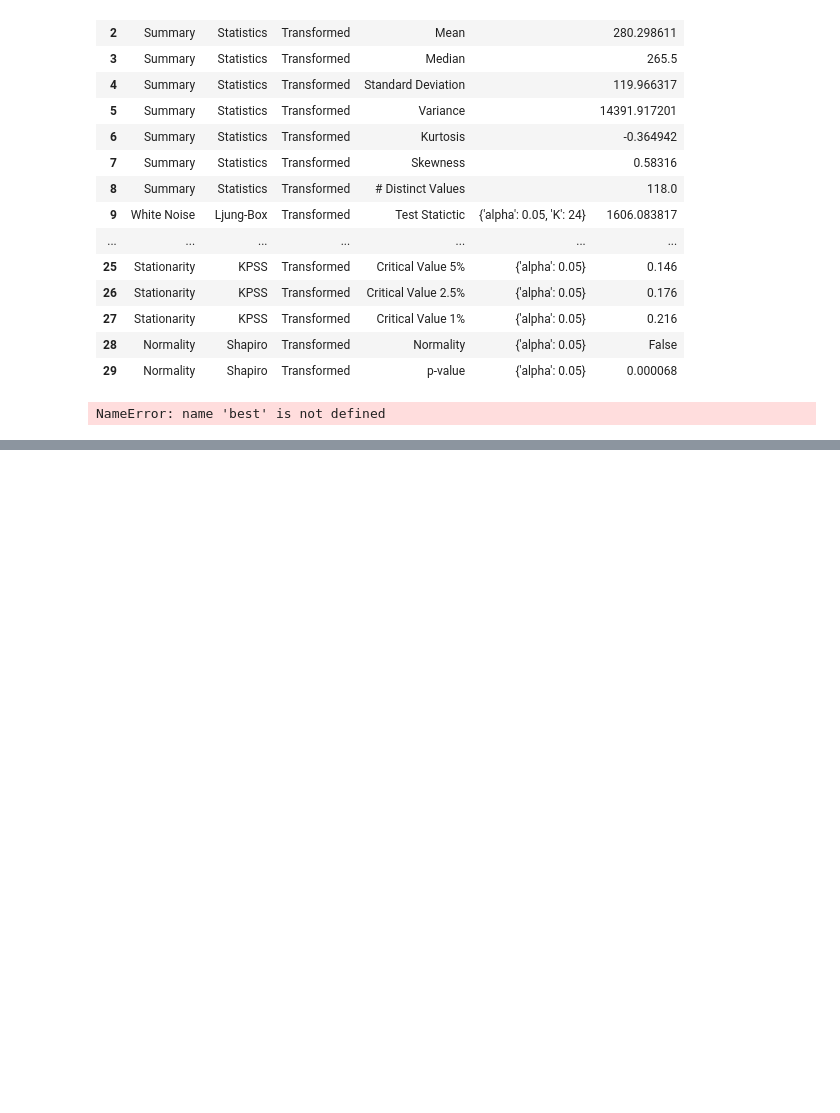
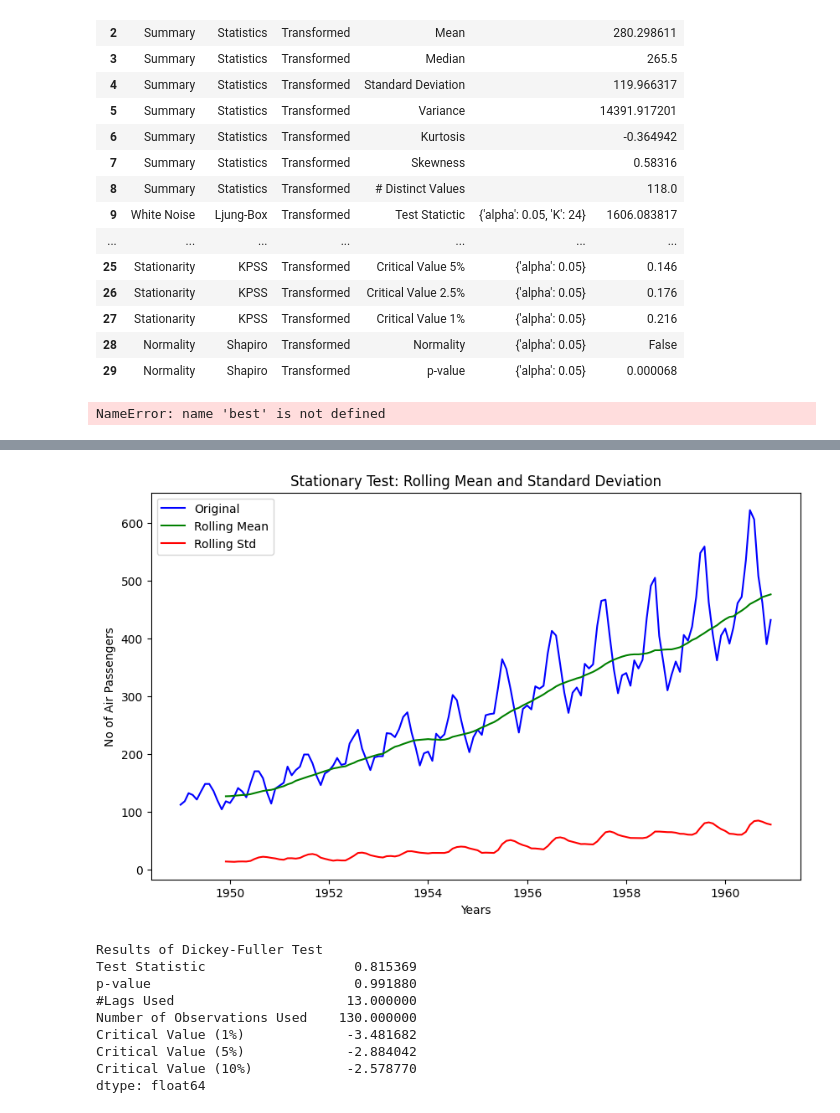
Before and after one commit to jlh28145/Times-Series, a Jupyter notebook: Times Series.ipynb, the cells around one changed output, grey strips where cells are left out. Saved outputs shown, nothing was run; the diff lists cells and outputs as text; code cells hidden in the pictures; blank space fills up the shorter version.

Commit message:
Test2

```diff
--- a/Times Series.ipynb
+++ b/Times Series.ipynb
@@ -87,0 +174,38 @@ NameError: name 'best' is not defined
+# %%
+def stationarity_test(timeseries):
+    # Get rolling statistics for window = 12 i.e. yearly statistics
+    rolling_mean = timeseries.rolling(window = 12).mean()
+    rolling_std = timeseries.rolling(window = 12).std()
+
+    # Plot rolling statistic
+    plt.figure(figsize= (10,6))
+    plt.xlabel('Years')
+    plt.ylabel('No of Air Passengers')
+    plt.title('Stationary Test: Rolling Mean and Standard Deviation')
+    plt.plot(timeseries, color= 'blue', label= 'Original')
+    plt.plot(rolling_mean, color= 'green', label= 'Rolling Mean')
+    plt.plot(rolling_std, color= 'red', label= 'Rolling Std')
+    plt.legend()
+    plt.show()
+
+    # Dickey-Fuller test
+    print('Results of Dickey-Fuller Test')
+    df_test = adfuller(timeseries)
+    df_output = pd.Series(df_test[0:4], index = ['Test Statistic', 'p-value', '#Lags Used', 'Number of Observations Used'])
+    for key, value in df_test[4].items():
+        df_output['Critical Value (%s)' %key] = value
+    print(df_output)
+# %%
+# Lets test the stationarity score with original series data
+stationarity_test(df)
+# %% [output]
+[figure, added]
+Results of Dickey-Fuller Test
+Test Statistic                   0.815369
+p-value                          0.991880
+#Lags Used                      13.000000
+Number of Observations Used    130.000000
+Critical Value (1%)             -3.481682
+Critical Value (5%)             -2.884042
+Critical Value (10%)            -2.578770
+dtype: float64
```
Also changed, not shown: parts of 20 cells of this notebook, 2 other files.
